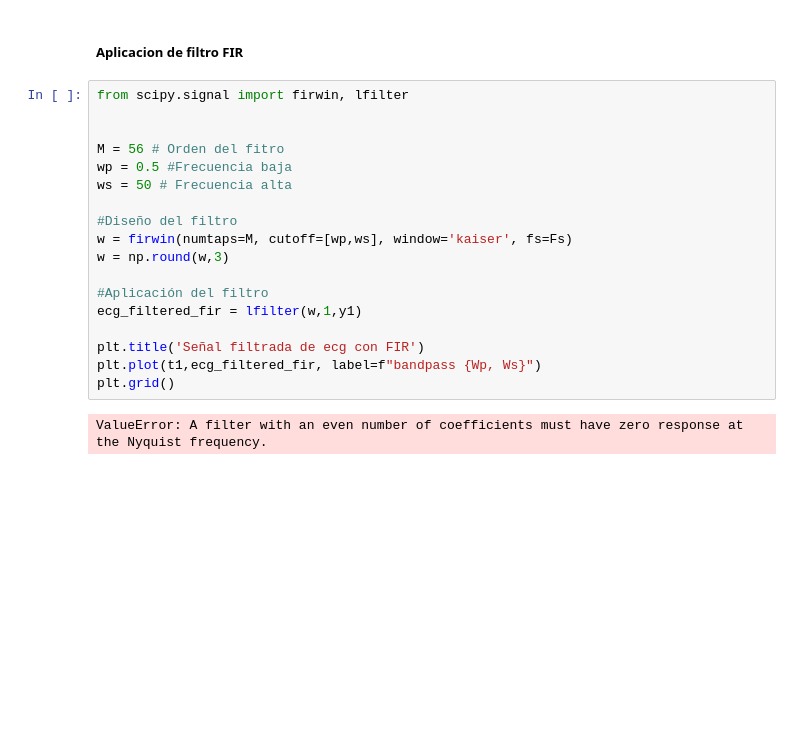
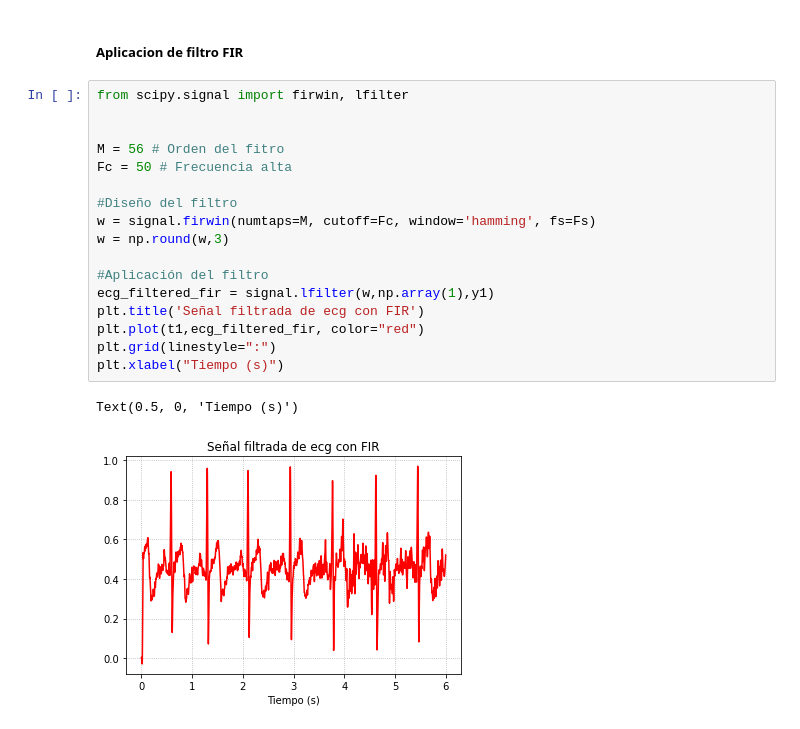
Before and after one commit to fruizg/Introduccion_de_senales, a Jupyter notebook: ISB/Laboratorios/Lab6_Filtrado/FiltroECG.ipynb, the cells around one changed output. Saved outputs shown, nothing was run; the diff lists cells and outputs as text; blank space fills up the shorter version.

```diff
--- a/ISB/Laboratorios/Lab6_Filtrado/FiltroECG.ipynb
+++ b/ISB/Laboratorios/Lab6_Filtrado/FiltroECG.ipynb
@@ -105,20 +88,20 @@ plt.grid()
 # %%
 from scipy.signal import firwin, lfilter
 
 
 M = 56 # Orden del fitro
-wp = 0.5 #Frecuencia baja
-ws = 50 # Frecuencia alta
+Fc = 50 # Frecuencia alta
 
 #Diseño del filtro
-w = firwin(numtaps=M, cutoff=[wp,ws], window='kaiser', fs=Fs)
+w = signal.firwin(numtaps=M, cutoff=Fc, window='hamming', fs=Fs)
 w = np.round(w,3)
 
 #Aplicación del filtro
-ecg_filtered_fir = lfilter(w,1,y1)
-
+ecg_filtered_fir = signal.lfilter(w,np.array(1),y1)
 plt.title('Señal filtrada de ecg con FIR')
-plt.plot(t1,ecg_filtered_fir, label=f"bandpass {Wp, Ws}")
-plt.grid()
+plt.plot(t1,ecg_filtered_fir, color="red")
+plt.grid(linestyle=":")
+plt.xlabel("Tiempo (s)")
 # %% [output]
-ValueError: A filter with an even number of coefficients must have zero response at the Nyquist frequency.
+Text(0.5, 0, 'Tiempo (s)')
+[figure, added]
```
Also changed, not shown: parts of 12 cells of this notebook.
